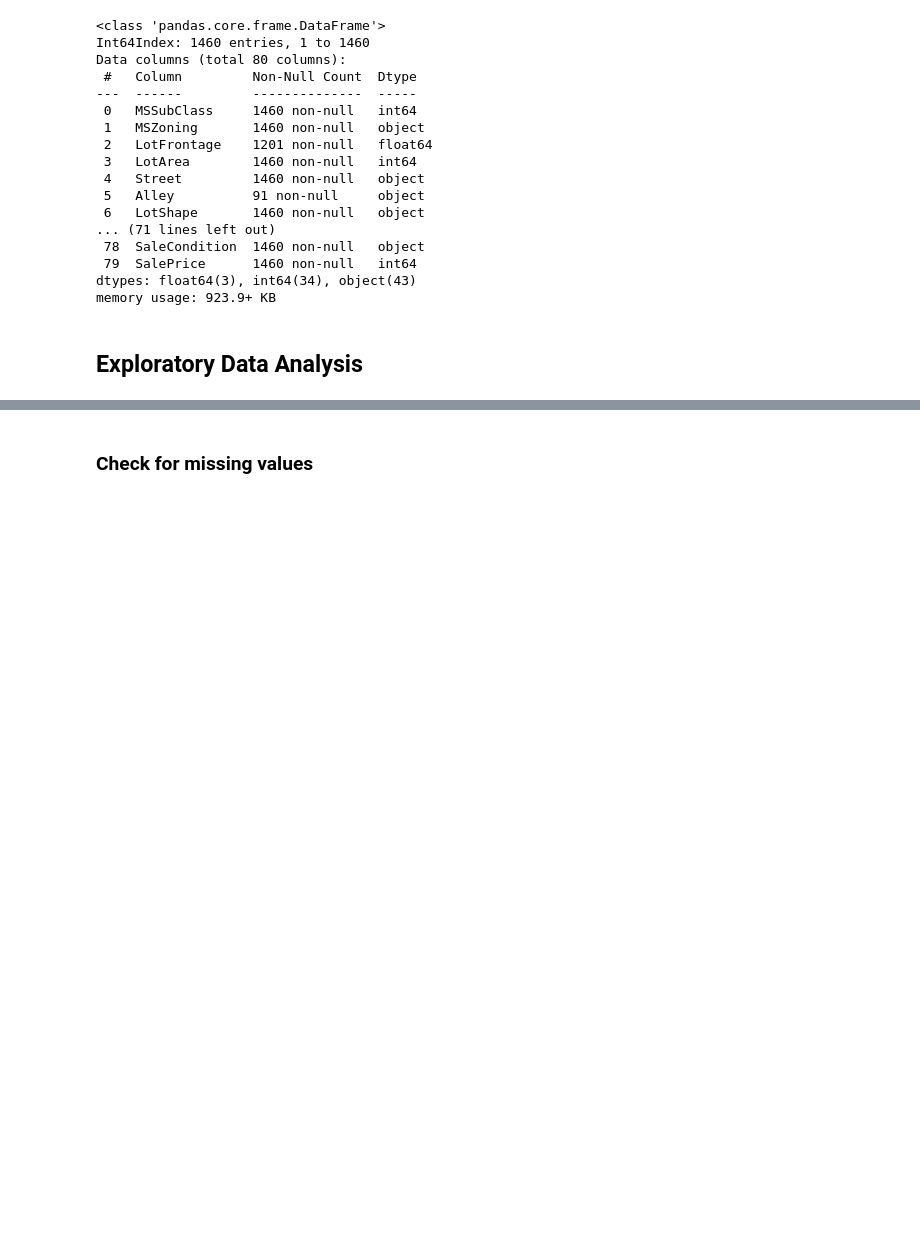
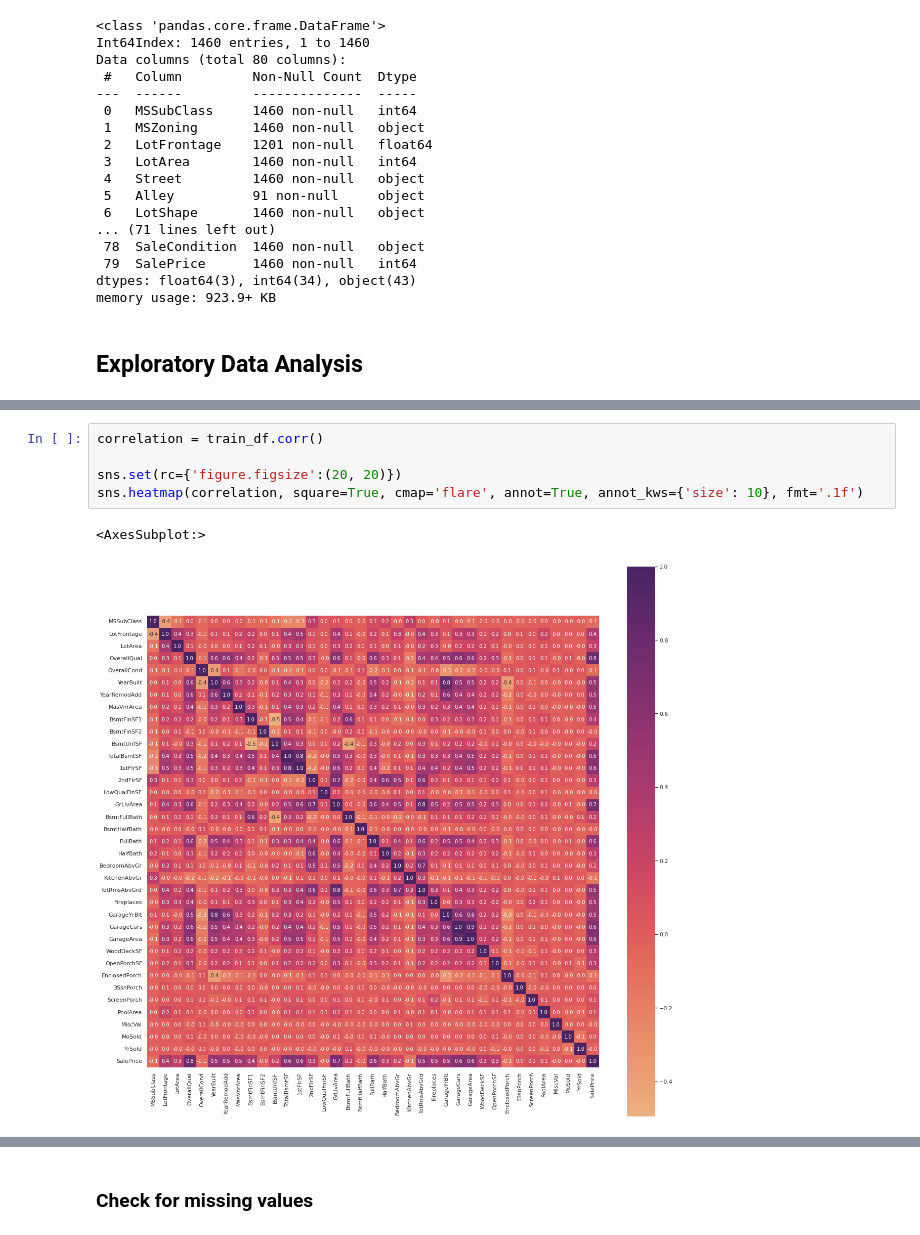
Before and after one commit to karthigeyan0312/My_Kaggle_Practice_Exercises, a Jupyter notebook: house-price-prediction.ipynb, the cells around one changed output, grey strips where cells are left out. Drawn from its saved outputs; the diff is of its cells as text; blank space fills up the shorter version.

```diff
--- a/house-price-prediction.ipynb
+++ b/house-price-prediction.ipynb
@@ -56,0 +108,8 @@ memory usage: 923.9+ KB
+# %%
+correlation = train_df.corr()
+
+sns.set(rc={'figure.figsize':(20, 20)})
+sns.heatmap(correlation, square=True, cmap='flare', annot=True, annot_kws={'size': 10}, fmt='.1f')
+# %% [output]
+<AxesSubplot:>
+[figure, added]
```
Also changed, not shown: parts of 32 cells of this notebook.
